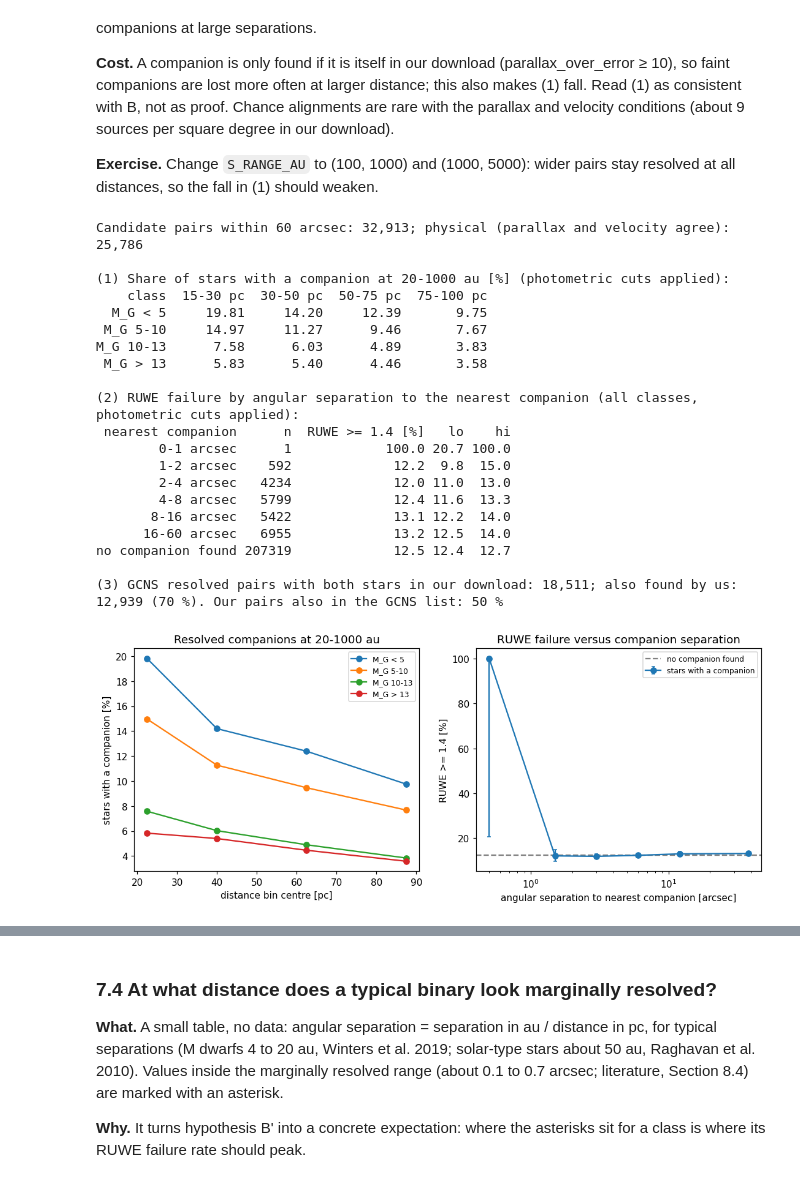
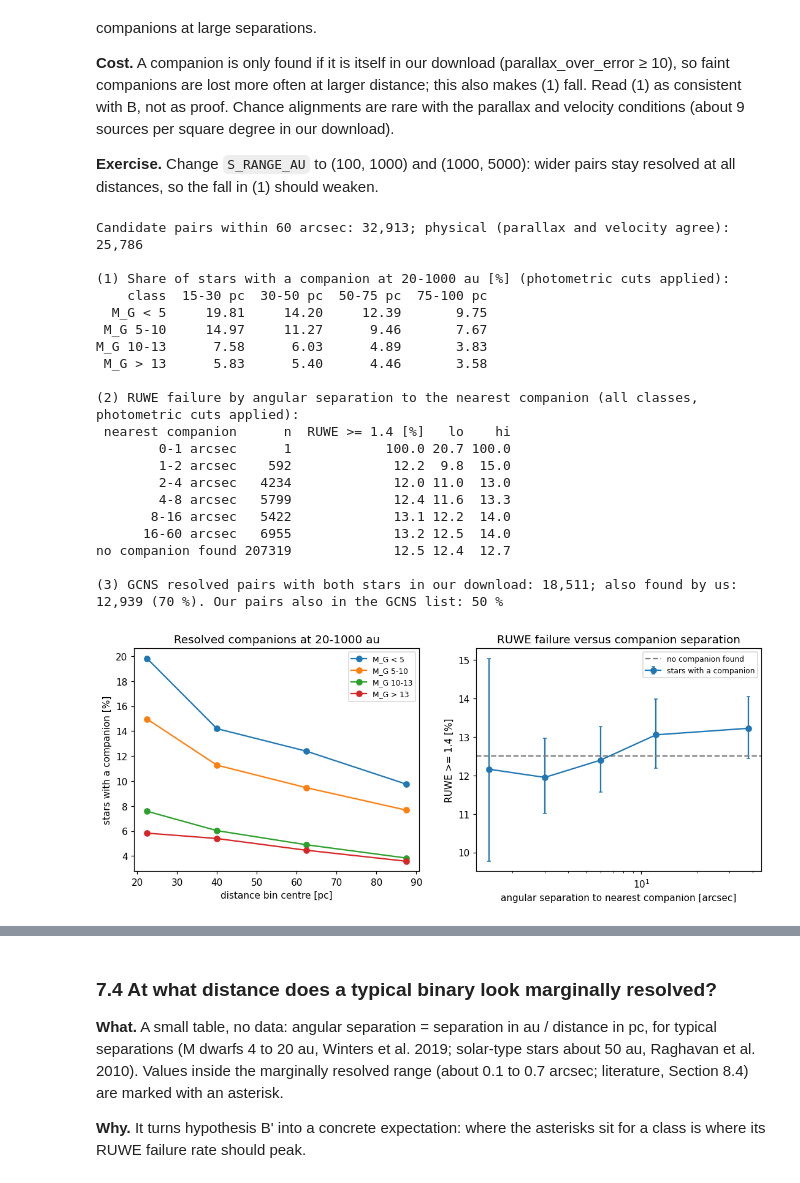
Before and after one commit to marinemoleco/astroinformatics, a Jupyter notebook: projects/01_gaia/notebooks/01.1_neighborhood_reevaluation.ipynb, the cells around one changed output, grey strips where cells are left out. Drawn from its saved outputs; the diff is of its cells as text; code cells hidden in the pictures.

```diff
--- a/projects/01_gaia/notebooks/01.1_neighborhood_reevaluation.ipynb
+++ b/projects/01_gaia/notebooks/01.1_neighborhood_reevaluation.ipynb
@@ -758,14 +813,18 @@ win_df["dpm"] = w.loc[w["win"], "dpm"].to_numpy()
 groups ={"both": win_df["cand"] & win_df["lit"], "only ours": win_df["cand"] & ~win_df["lit"],
           "only literature": ~win_df["cand"] & win_df["lit"]}
 
-# Empirical Hyades sequence from the stars found by both: running median of M_G in colour bins of 0.1 mag
-b_ = win_df[groups["both"]]
+# White dwarfs lie far below the main sequence. A rough dividing line (my choice): M_G > 6 + 4 (BP-RP).
+# They are kept out of the sequence fit and out of the sequence test, and counted separately.
+win_df["wd"] = win_df["mg"] > 6 + 4 * win_df["bp_rp"]
+
+# Empirical Hyades main sequence from the stars found by both: running median of M_G in colour bins of 0.1 mag
+b_ = win_df[groups["both"] & ~win_df["wd"]]
 edges = np.arange(-0.2, 5.01, 0.1)
 med = b_.groupby(pd.cut(b_["bp_rp"], edges), observed=False)["mg"].median()
 centres = 0.5 * (edges[:-1] + edges[1:])
 ok = med.notna().to_numpy()
 seq = lambda x: np.interp(x, centres[ok], med.to_numpy()[ok], left=np.nan, right=np.nan)
-win_df["dmg"] = win_df["mg"] - seq(win_df["bp_rp"].to_numpy())
+win_df["dmg"] = (win_df["mg"] - seq(win_df["bp_rp"].to_numpy())).where(~win_df["wd"])
 on_seq = (win_df["dmg"] > -SEQ_BRIGHT) & (win_df["dmg"] < SEQ_FAINT)
 
 # Radial velocity predicted for a cluster member at each star's position: projection of the cluster velocity on the line of sight
@@ -783,10 +842,10 @@ for name, g in list(groups.items()) + [("field (proper-motion ring)", win_df["ri
     rows.append((name, int(g.sum()), 100 * on_seq[s.index].mean() if len(s) else np.nan,
                  s["dmg"].abs().median() if len(s) else np.nan, int(r.sum()),
                  100 * rv_ok[r].mean() if r.sum() else np.nan,
-                 win_df.loc[g, "dpm"].median(), win_df.loc[g, "dist_pc"].median()))
+                 win_df.loc[g, "dpm"].median(), win_df.loc[g, "dist_pc"].median(), int((g & win_df["wd"]).sum())))
 print(pd.DataFrame(rows, columns=["group", "n", "on the Hyades sequence [%]", "median |dM_G| [mag]", "with Gaia RV",
                                   "RV agrees with cluster motion [%]", "median offset from PM centre [mas/yr]",
-                                  "median distance [pc]"]).to_string(index=False, float_format=lambda v: f"{v:.1f}"))
+                                  "median distance [pc]", "white dwarfs"]).to_string(index=False, float_format=lambda v: f"{v:.1f}"))
 
 colors = {"both": "0.35", "only ours": "tab:red", "only literature": "tab:blue"}
 fig, axes = plt.subplots(1, 3, figsize=(16, 5))
@@ -802,7 +861,7 @@ okc = clean_df["bp_rp"].notna()
 ax.hist2d(clean_df.loc[okc, "bp_rp"], clean_df.loc[okc, "mg"], bins=(200, 240), range=((-0.6, 5), (-3, 19)),
           norm=LogNorm(), cmap="Greys", cmin=1)
 xs = np.linspace(centres[ok].min(), centres[ok].max(), 200)
-ax.plot(xs, seq(xs), color="k", lw=0.8, label="sequence (median of 'both')")
+ax.plot(xs, seq(xs), color="k", lw=0.8, label="main sequence (median of 'both', without white dwarfs)")
 for name, g in groups.items():
     ax.scatter(win_df.loc[g, "bp_rp"], win_df.loc[g, "mg"], s=6, color=colors[name], label=name)
 ax.set_ylim(19, -3); ax.set_xlabel(r"$G_{BP}-G_{RP}$ [mag]"); ax.set_ylabel(r"$M_G$ [mag]")
@@ -1118,6 +1199,7 @@ PAIR_NSIG = 3.0
 DV_MAX_KMS = 10.0
 S_RANGE_AU = (20.0, 1000.0)
 THETA_BINS = [0, 1, 2, 4, 8, 16, 60]
+MIN_N_PLOT = 30      # separation bins with fewer stars are listed in the table but not plotted
 
 coords = SkyCoord(df["ra"].to_numpy() * u.deg, df["dec"].to_numpy() * u.deg)
 i1, i2, sep2d, _ = coords.search_around_sky(coords, PAIR_MAX_ARCSEC * u.arcsec)
@@ -1176,37 +1258,38 @@ for _, r in frac.iterrows():
     axes[0].plot(x, r.drop("class").astype(float).to_numpy(), marker="o", label=r["class"])
 axes[0].set_xlabel("distance bin centre [pc]"); axes[0].set_ylabel("stars with a companion [%]")
 axes[0].set_title(f"Resolved companions at {S_RANGE_AU[0]:.0f}-{S_RANGE_AU[1]:.0f} au"); axes[0].legend(fontsize=8)
-t = q4b.iloc[:-1]
-xc = [0.5 * (a + b) for a, b in zip(THETA_BINS[:-1], THETA_BINS[1:])]
-axes[1].errorbar(xc, t["RUWE >= 1.4 [%]"], yerr=[t["RUWE >= 1.4 [%]"] - t["lo"], t["hi"] - t["RUWE >= 1.4 [%]"]],
+t = q4b.iloc[:-1].copy()
+t["xc"] = [0.5 * (a + b) for a, b in zip(THETA_BINS[:-1], THETA_BINS[1:])]
+t = t[t["n"] >= MIN_N_PLOT]          # x positions are filtered together with the values
+axes[1].errorbar(t["xc"], t["RUWE >= 1.4 [%]"], yerr=[t["RUWE >= 1.4 [%]"] - t["lo"], t["hi"] - t["RUWE >= 1.4 [%]"]],
                  marker="o", capsize=2, label="stars with a companion")
 axes[1].axhline(q4b.iloc[-1]["RUWE >= 1.4 [%]"], color="grey", ls="--", label="no companion found")
 axes[1].set_xscale("log"); axes[1].set_xlabel("angular separation to nearest companion [arcsec]")
 axes[1].set_ylabel("RUWE >= 1.4 [%]"); axes[1].set_title("RUWE failure versus companion separation"); axes[1].legend(fontsize=8)
 fig.savefig(FIG / "01.1_pairs.png")
 plt.show()
 # %% [output]
 Candidate pairs within 60 arcsec: 32,913; physical (parallax and velocity agree): 25,786
 
 (1) Share of stars with a companion at 20-1000 au [%] (photometric cuts applied):
     class  15-30 pc  30-50 pc  50-75 pc  75-100 pc
   M_G < 5     19.81     14.20     12.39       9.75
  M_G 5-10     14.97     11.27      9.46       7.67
 M_G 10-13      7.58      6.03      4.89       3.83
  M_G > 13      5.83      5.40      4.46       3.58
 
 (2) RUWE failure by angular separation to the nearest companion (all classes, photometric cuts applied):
  nearest companion      n  RUWE >= 1.4 [%]   lo    hi
         0-1 arcsec      1            100.0 20.7 100.0
         1-2 arcsec    592             12.2  9.8  15.0
         2-4 arcsec   4234             12.0 11.0  13.0
         4-8 arcsec   5799             12.4 11.6  13.3
        8-16 arcsec   5422             13.1 12.2  14.0
       16-60 arcsec   6955             13.2 12.5  14.0
 no companion found 207319             12.5 12.4  12.7
 
 (3) GCNS resolved pairs with both stars in our download: 18,511; also found by us: 12,939 (70 %). Our pairs also in the GCNS list: 50 %
-[figure, old version]
+[figure, new version]
 # %% [markdown]
 **How to read it.**
 - *(1) and left panel:* B predicts falling lines. Remember the cost: part of the fall comes from faint companions dropping out of our download.
```
Also changed, not shown: parts of 31 cells of this notebook, 12 other files.
